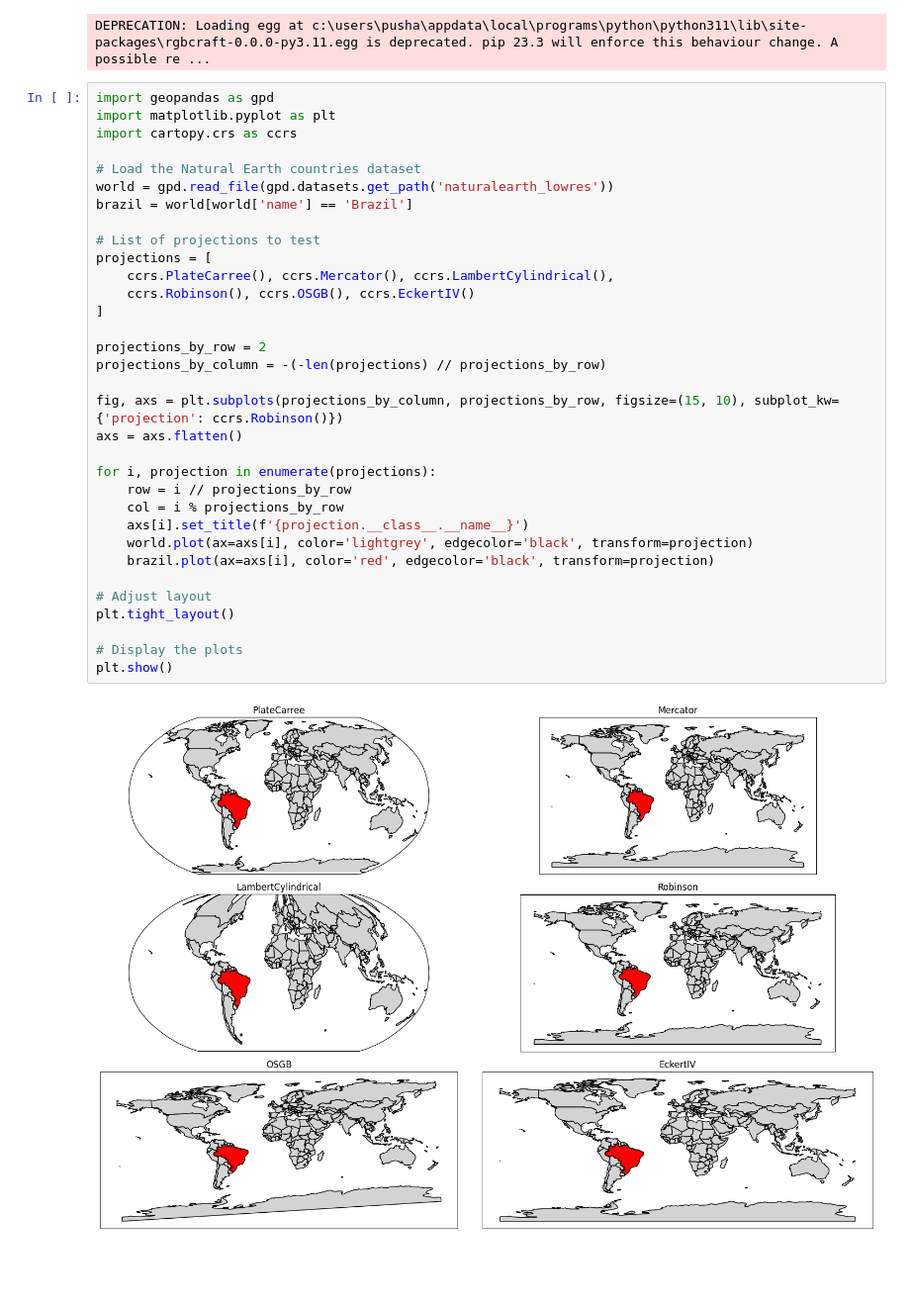
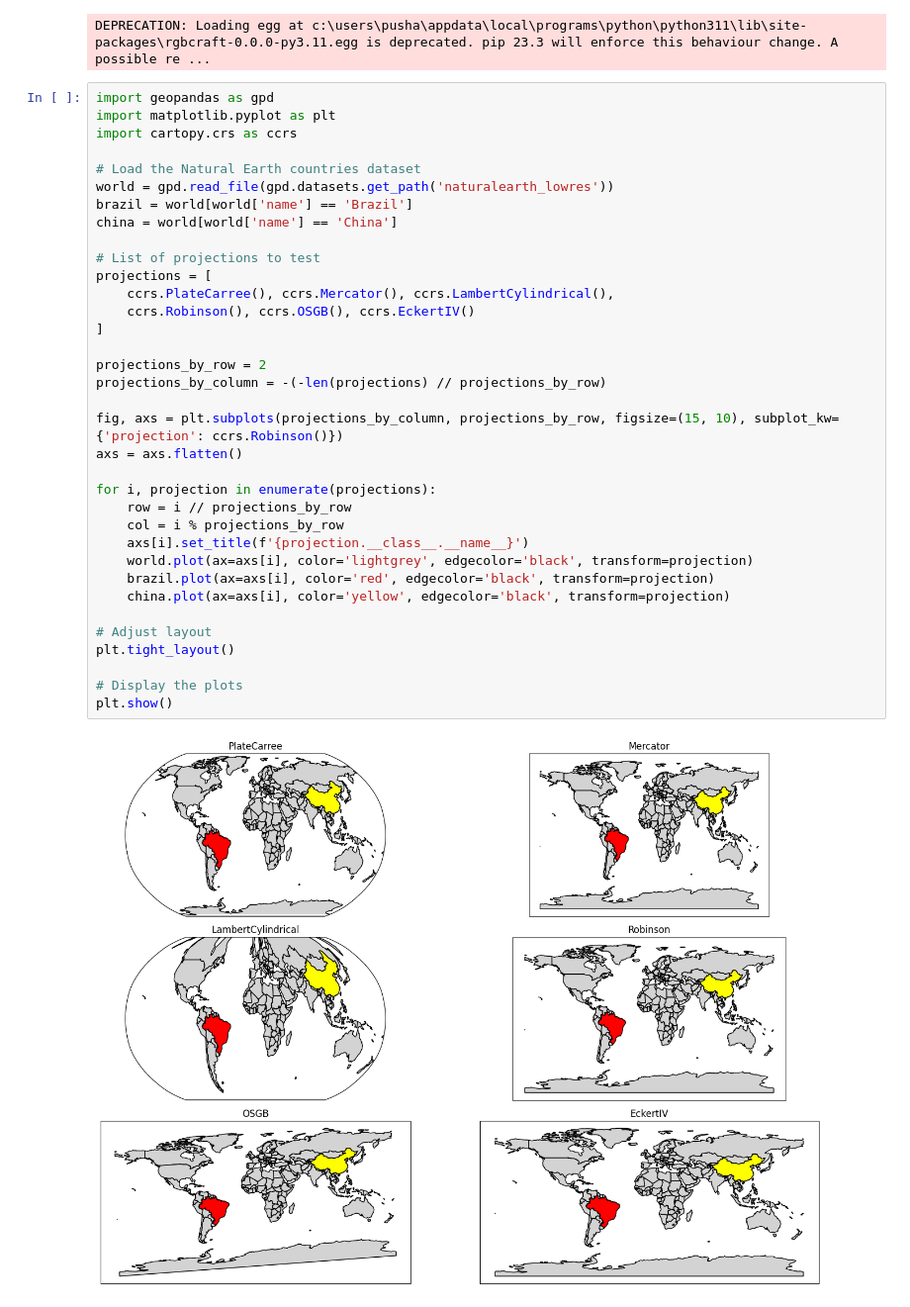
Before and after one commit to lyepustin/bookNLP, a Jupyter notebook: tests.ipynb, the cells around one changed output. Shown at 99% size. Cells and saved outputs as stored; diff of their text form; blank space fills up the shorter version.

Commit message:
map projections associated areal proportion

```diff
--- a/tests.ipynb
+++ b/tests.ipynb
@@ -202,31 +202,33 @@ import cartopy.crs as ccrs
 
 # Load the Natural Earth countries dataset
 world = gpd.read_file(gpd.datasets.get_path('naturalearth_lowres'))
 brazil = world[world['name'] == 'Brazil']
+china = world[world['name'] == 'China']
 
 # List of projections to test
 projections = [
     ccrs.PlateCarree(), ccrs.Mercator(), ccrs.LambertCylindrical(),
     ccrs.Robinson(), ccrs.OSGB(), ccrs.EckertIV()
 ]
 
 projections_by_row = 2
 projections_by_column = -(-len(projections) // projections_by_row)
 
 fig, axs = plt.subplots(projections_by_column, projections_by_row, figsize=(15, 10), subplot_kw={'projection': ccrs.Robinson()})
 axs = axs.flatten()
 
 for i, projection in enumerate(projections):
     row = i // projections_by_row
     col = i % projections_by_row
     axs[i].set_title(f'{projection.__class__.__name__}')
     world.plot(ax=axs[i], color='lightgrey', edgecolor='black', transform=projection)
     brazil.plot(ax=axs[i], color='red', edgecolor='black', transform=projection)
+    china.plot(ax=axs[i], color='yellow', edgecolor='black', transform=projection)
 
 # Adjust layout
 plt.tight_layout()
 
 # Display the plots
 plt.show()
 # %% [output]
-[figure, old version]
+[figure, new version]
```
Also changed, not shown: parts of 2 cells of this notebook.
